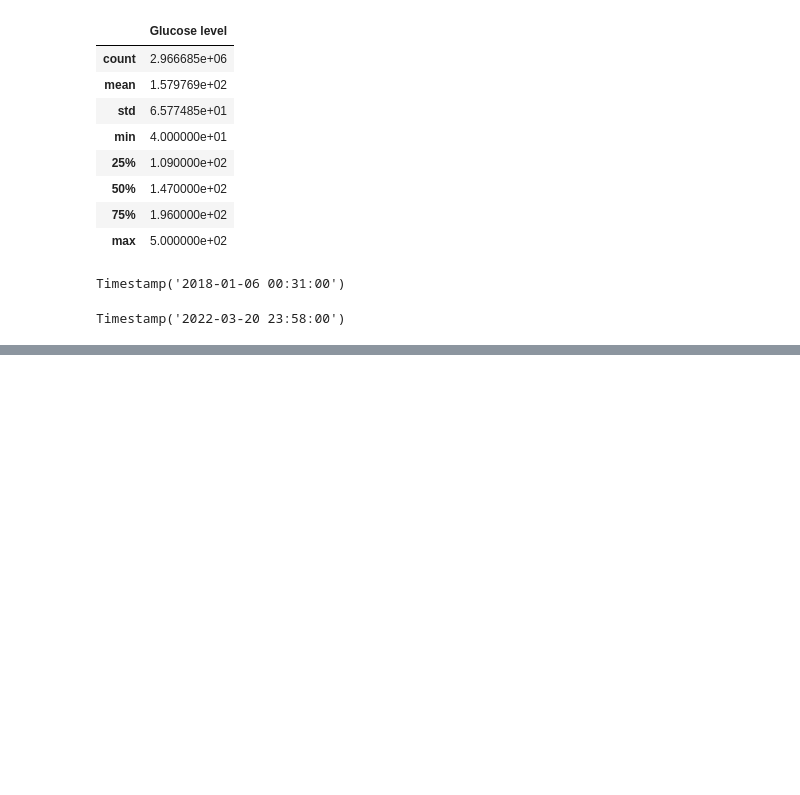
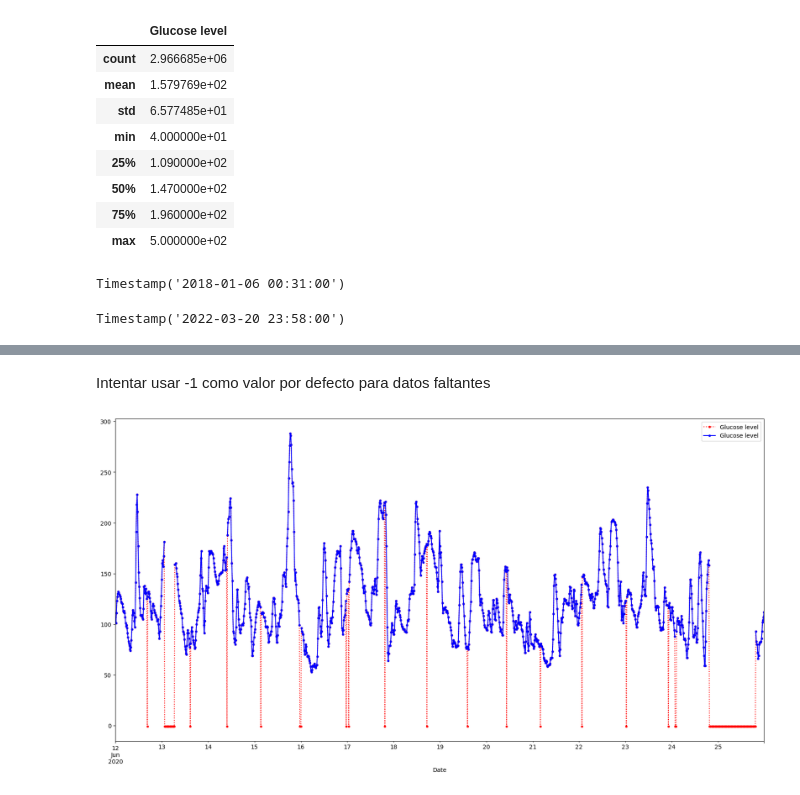
Before and after one commit to wmhr28/tfm-forecasting-glucose, a Jupyter notebook: 1.- Pre-procesamiento de los datos.ipynb, the cells around one changed output, grey strips where cells are left out. Drawn from its saved outputs; the diff is of its cells as text; code cells hidden in the pictures; blank space fills up the shorter version.

```diff
--- a/1.- Pre-procesamiento de los datos.ipynb
+++ b/1.- Pre-procesamiento de los datos.ipynb
@@ -133,0 +231,7 @@ df.to_csv('dataset/generado/datasetDepurado.csv', index=False)
+# %% [markdown]
+Intentar usar -1 como valor por defecto para datos faltantes
+# %%
+paciente_fill=utils.fillNullData(paciente,'-1')
+utils.plotTwoDf(paciente_fill,paciente,ObjRangeDateStart,ObjRangeDateEnd)
+# %% [output]
+[figure, added]
```
Also changed, not shown: parts of 57 cells of this notebook, 5 other files.
